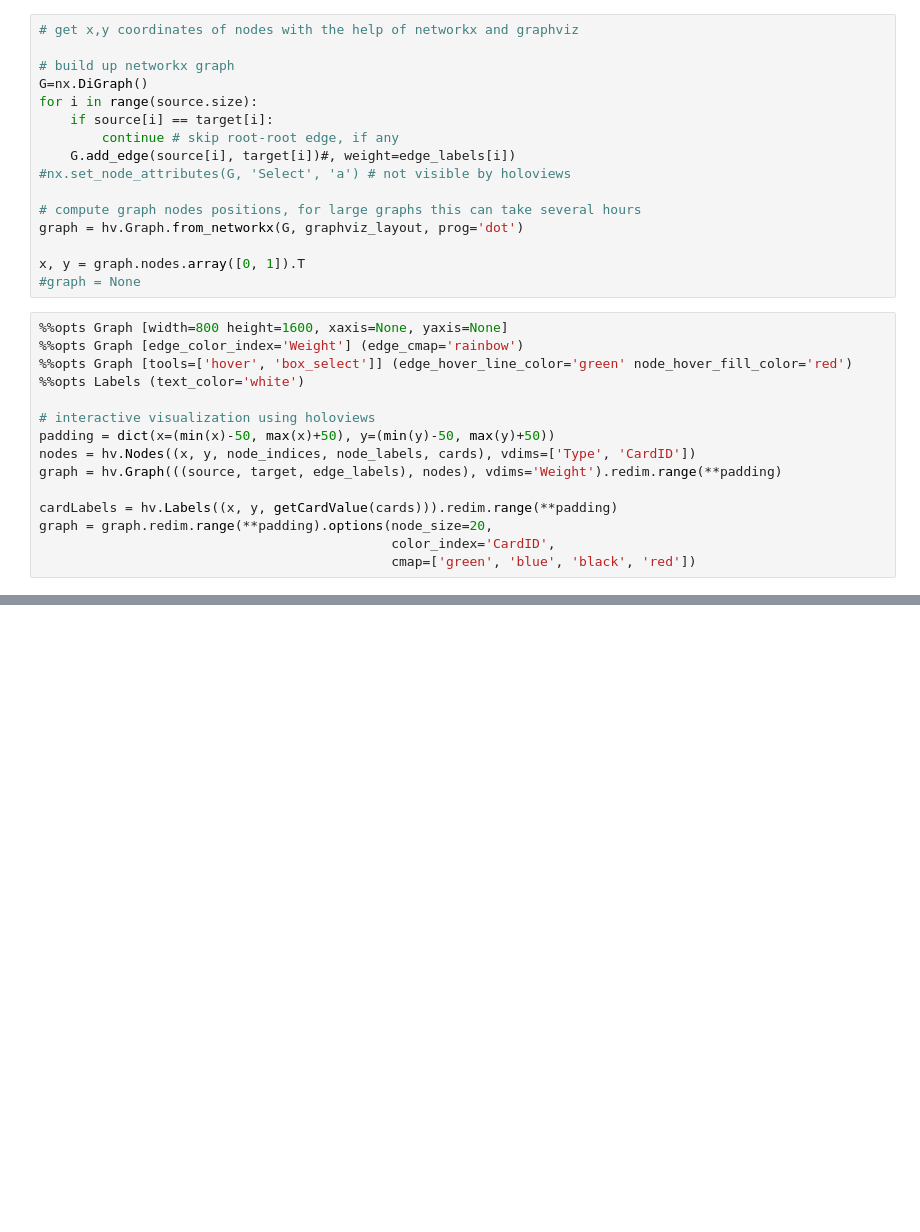
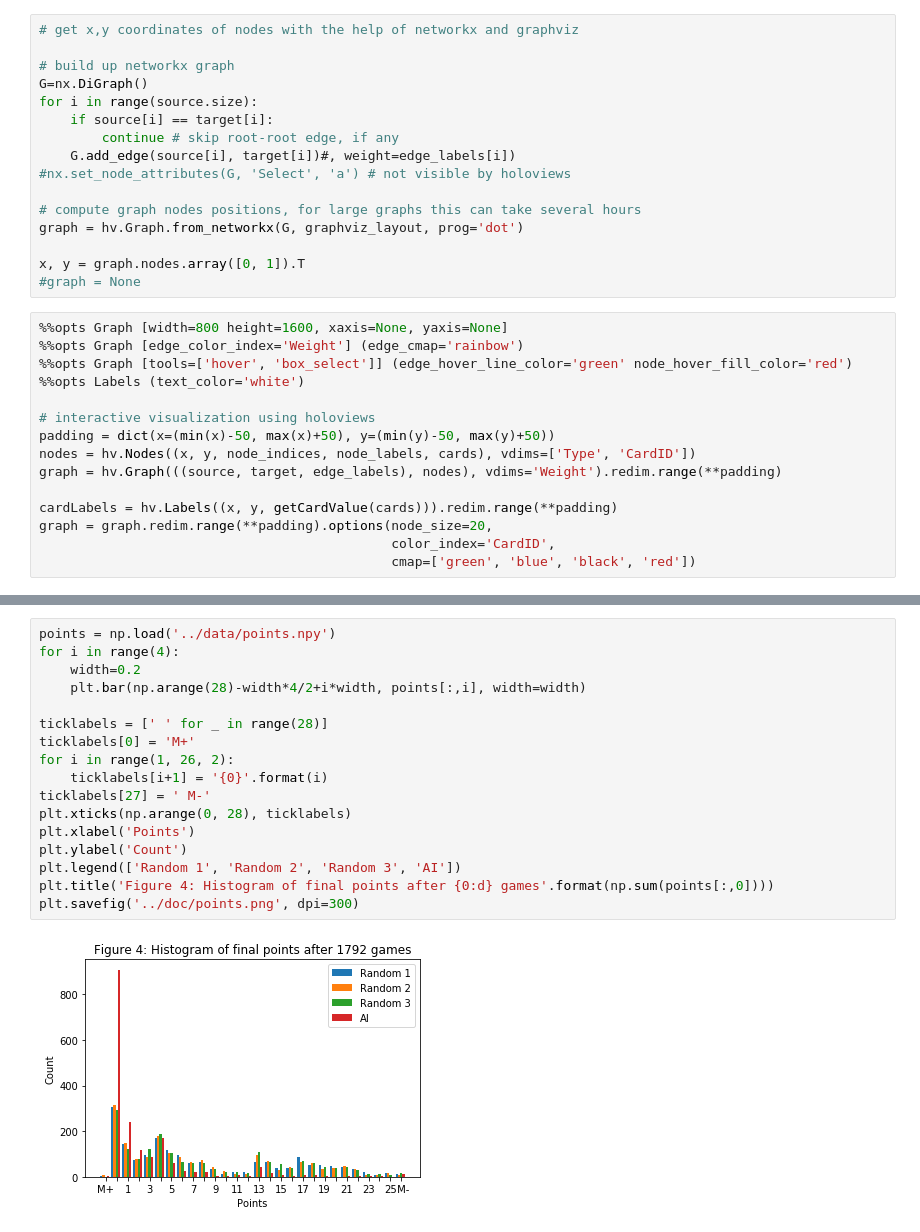
Before and after one commit to adamp87/MCTS, a Jupyter notebook: tools/visualization.ipynb, the cells around one changed output, grey strips where cells are left out. Drawn from its saved outputs; the diff is of its cells as text; blank space fills up the shorter version.

```diff
--- a/tools/visualization.ipynb
+++ b/tools/visualization.ipynb
@@ -140,0 +143,19 @@ plt.savefig('../doc/probQueen.png', dpi=300)
+# %%
+points = np.load('../data/points.npy')
+for i in range(4):
+    width=0.2
+    plt.bar(np.arange(28)-width*4/2+i*width, points[:,i], width=width)
+
+ticklabels = [' ' for _ in range(28)]
+ticklabels[0] = 'M+'
+for i in range(1, 26, 2):
+    ticklabels[i+1] = '{0}'.format(i)
+ticklabels[27] = ' M-'
+plt.xticks(np.arange(0, 28), ticklabels)
+plt.xlabel('Points')
+plt.ylabel('Count')
+plt.legend(['Random 1', 'Random 2', 'Random 3', 'AI'])
+plt.title('Figure 4: Histogram of final points after {0:d} games'.format(np.sum(points[:,0])))
+plt.savefig('../doc/points.png', dpi=300)
+# %% [output]
+[figure, added]
```
Also changed, not shown: parts of 2 cells of this notebook, 5 other files.
